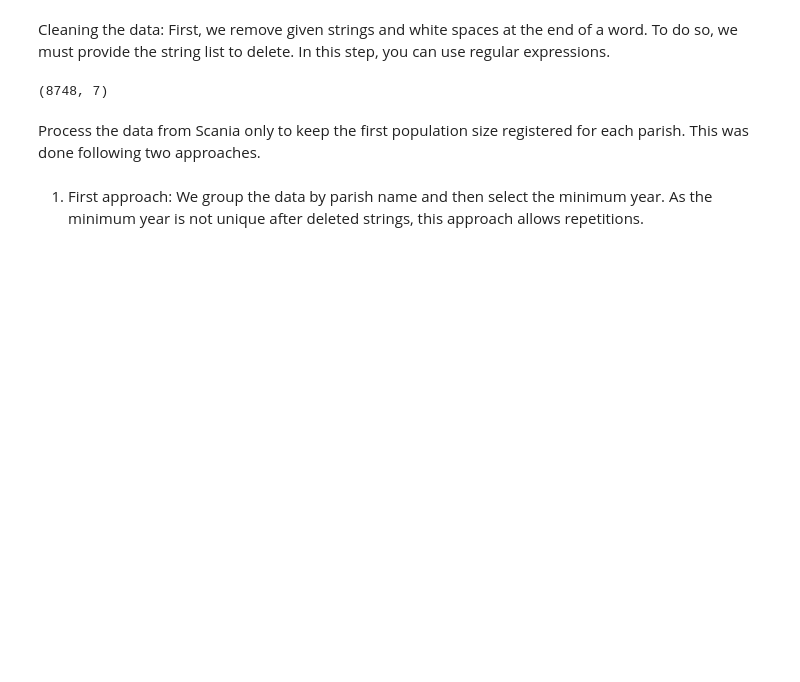
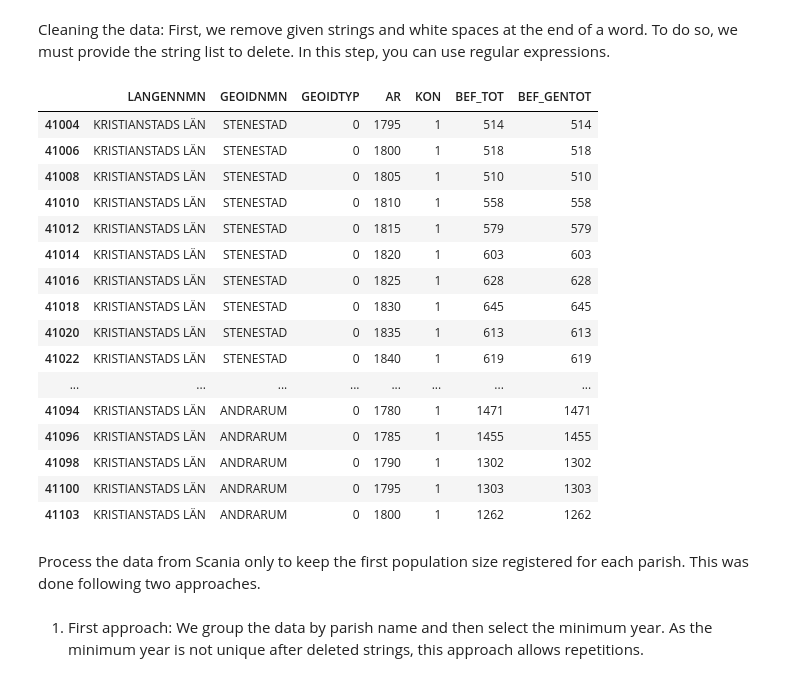
Before and after one commit to polislizarralde/PythonMathematicalModeling, a Jupyter notebook: docs/PlagueProject/databaseScania.ipynb, the cells around one changed output. Saved outputs shown, nothing was run; the diff lists cells and outputs as text; code cells hidden in the pictures; blank space fills up the shorter version.

```diff
--- a/docs/PlagueProject/databaseScania.ipynb
+++ b/docs/PlagueProject/databaseScania.ipynb
@@ -155,23 +191,34 @@ def delete_strings(data: pd.DataFrame, name_column: str, list_expr: list[str]) -
 # %%
 # Regex to delete the following strings:
 # ', DEL (KRISTIANSTAD)', ', DEL (MALMÖHUS)', ', DEL (MALMÖHUS LÄN)'
-# ', DEL AV (FROSTA HÄRAD, MALMÖHUS LÄN)', ', DEL (EVERÖD, MALMÖHUS)'
+# ,', DEL AV (FROSTA HÄRAD, MALMÖHUS LÄN)', ', DEL (EVERÖD, MALMÖHUS)'
 # ,' DEL (HYLLINGE, MALMÖHUS)', ' (MALMÖ SF)', '(STAFFANSTORP)'
-# ' GARNISONSFÖRS.', ' OCH GARNISONSFÖRS.', ' STADS', ' STAD'
+# ,' GARNISONSFÖRS.', ' OCH GARNISONSFÖRS.', ' STADS', ' STAD'
 
-regex = r'\s((OCH)?\s+GARNISONSFÖRS.?| STADS?|(,\sDEL(\sAV)?)?\s(((\w+),?\s)+))'
+regex = r'(,?\s+DEL\s(AV\s)?\((\w+,?\s?)+\))|(\s*\((\w+,?\s?)+\))|(\s+(OCH\s)?GARNISONSFÖRS\.?)|(\s+STADS?)'
 
-censusScania_ = delete_strings(censusScania, 'GEOIDNMN', [
-                               'PASTORAT'
-                               , 'HOSPITAL'
-                               , ' LANDS'
-                               , ' SLOTTSFÖRSAMLING'
-                               , ' DOMKYRKOFÖRSAMLING'
-                               , regex
-                               ])
-censusScania.shape
+censusScania = replace_strings_and_regex(censusScania, 'GEOIDNMN', [
+    'PASTORAT', 'HOSPITAL', ' LANDS', ' SLOTTSFÖRSAMLING', ' DOMKYRKOFÖRSAMLING', regex
+])
+censusScania.iloc[100:150]
 # %% [output]
-(8748, 7)
+|  | LANGENNMN | GEOIDNMN | GEOIDTYP | AR | KON | BEF_TOT | BEF_GENTOT |
+| 41004 | KRISTIANSTADS LÄN | STENESTAD | 0 | 1795 | 1 | 514 | 514 |
+| 41006 | KRISTIANSTADS LÄN | STENESTAD | 0 | 1800 | 1 | 518 | 518 |
+| 41008 | KRISTIANSTADS LÄN | STENESTAD | 0 | 1805 | 1 | 510 | 510 |
+| 41010 | KRISTIANSTADS LÄN | STENESTAD | 0 | 1810 | 1 | 558 | 558 |
+| 41012 | KRISTIANSTADS LÄN | STENESTAD | 0 | 1815 | 1 | 579 | 579 |
+| 41014 | KRISTIANSTADS LÄN | STENESTAD | 0 | 1820 | 1 | 603 | 603 |
+| 41016 | KRISTIANSTADS LÄN | STENESTAD | 0 | 1825 | 1 | 628 | 628 |
+| 41018 | KRISTIANSTADS LÄN | STENESTAD | 0 | 1830 | 1 | 645 | 645 |
+| 41020 | KRISTIANSTADS LÄN | STENESTAD | 0 | 1835 | 1 | 613 | 613 |
+| 41022 | KRISTIANSTADS LÄN | STENESTAD | 0 | 1840 | 1 | 619 | 619 |
+| ... | ... | ... | ... | ... | ... | ... | ... |
+| 41094 | KRISTIANSTADS LÄN | ANDRARUM | 0 | 1780 | 1 | 1471 | 1471 |
+| 41096 | KRISTIANSTADS LÄN | ANDRARUM | 0 | 1785 | 1 | 1455 | 1455 |
+| 41098 | KRISTIANSTADS LÄN | ANDRARUM | 0 | 1790 | 1 | 1302 | 1302 |
+| 41100 | KRISTIANSTADS LÄN | ANDRARUM | 0 | 1795 | 1 | 1303 | 1303 |
+| 41103 | KRISTIANSTADS LÄN | ANDRARUM | 0 | 1800 | 1 | 1262 | 1262 |
 # %% [markdown]
 Process the data from Scania only to keep the first population size registered for each parish.
 This was done following two approaches.
```
Also changed, not shown: parts of 15 cells of this notebook.
